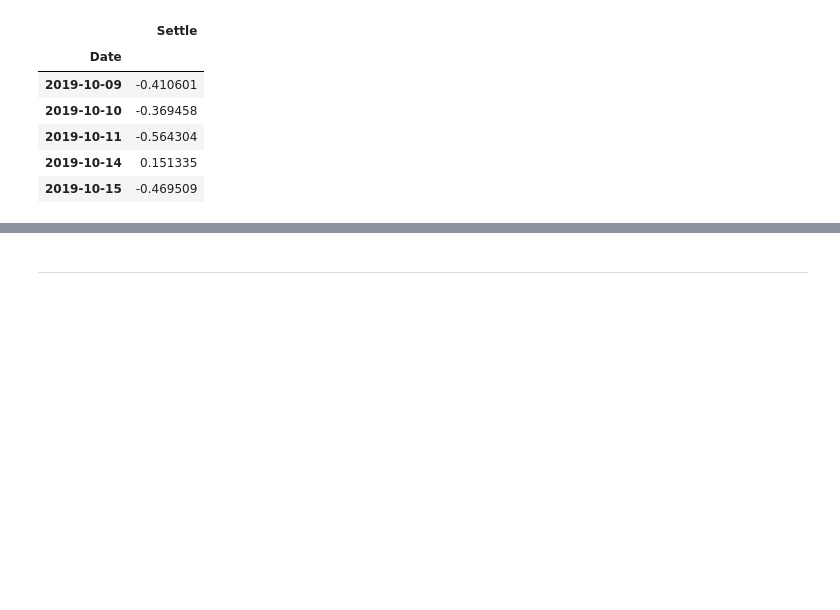
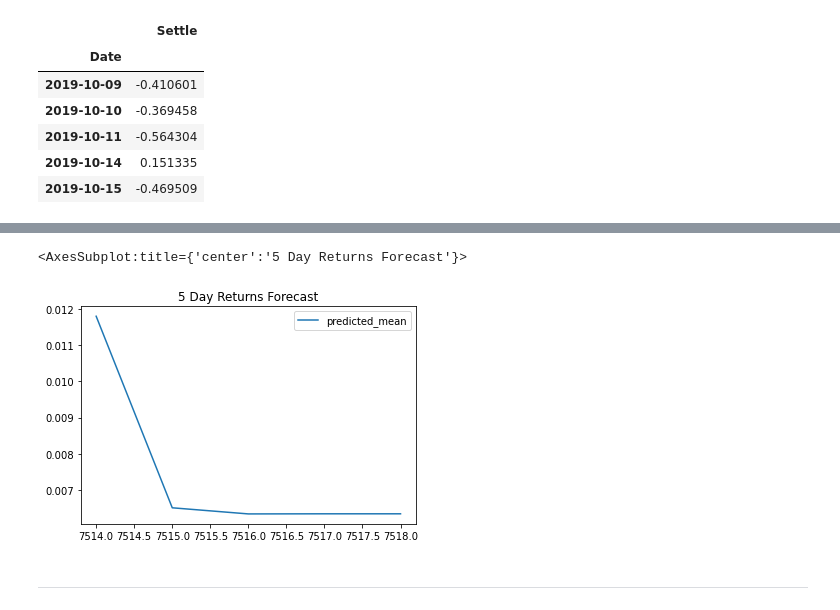
Before and after one commit to sdonofrio2/Homework-10---Time-Series, a Jupyter notebook: time_series_analysis.ipynb, the cells around one changed output, grey strips where cells are left out. Saved outputs shown, nothing was run; the diff lists cells and outputs as text; code cells hidden in the pictures; blank space fills up the shorter version.

```diff
--- a/time_series_analysis.ipynb
+++ b/time_series_analysis.ipynb
@@ -148,7 +148,10 @@ Warnings:
 [1] Covariance matrix calculated using the outer product of gradients (complex-step).
 # %%
 # Plot the 5 Day Returns Forecast
-# YOUR CODE HERE!
+pd.DataFrame(result.forecast(steps=5)).plot(title="5 Day Returns Forecast")
+# %% [output]
+<AxesSubplot:title={'center':'5 Day Returns Forecast'}>
+[figure, added]
 # %% [markdown]
 ---
 # %% [markdown]
```
Also changed, not shown: parts of 8 cells of this notebook, 1 other file.
